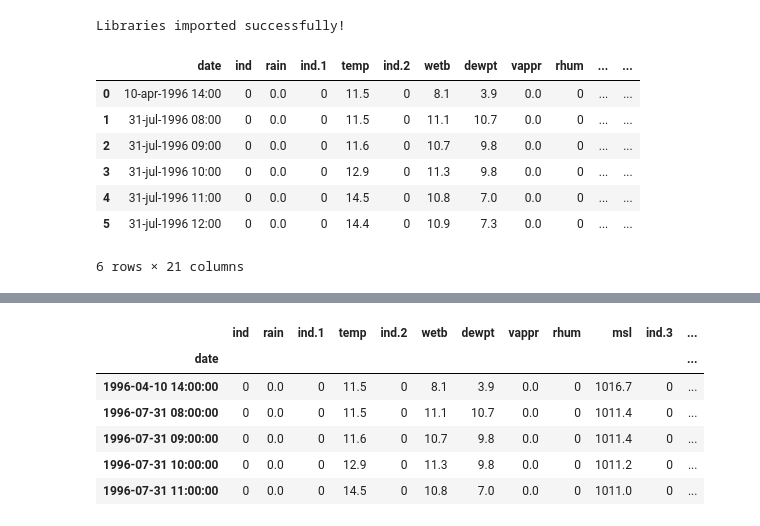
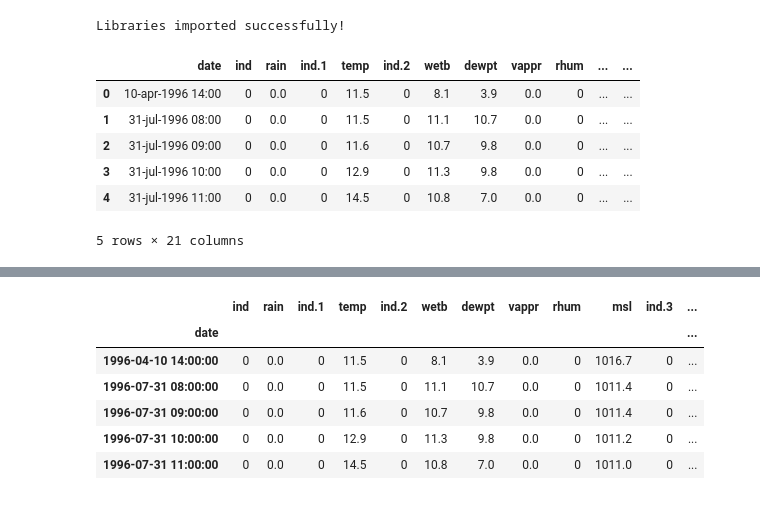
Before and after one commit to marianemcgrath/pfda, a Jupyter notebook: assignment/assignment06_weather.ipynb, the cells around one changed output, grey strips where cells are left out. Drawn from its saved outputs; the diff is of its cells as text; code cells hidden in the pictures.

```diff
--- a/assignment/assignment06_weather.ipynb
+++ b/assignment/assignment06_weather.ipynb
@@ -24,25 +24,24 @@ Libraries imported successfully!
 # %%
 # Define file path and name we will be looking at
 
 FILENAME = "knock_airport.csv"
 DATADIR = "data/"
 FULLPATH = DATADIR + FILENAME
 
 main_headers = ['DATE', 'TIME', 'TEMP', 'DEWP', 'SLP', 'STP', 'VISIB', 'WDSP', 'MXSPD', 'GUST', 'MAX', 'MIN', 'PRCP', 'SNDP', 'FRSHTT', 'NDR', 'CLDC', 'WNDDIR']
 
 # Read the CSV file into a Data Frame
 df = pd.read_csv(FULLPATH, skiprows=22,low_memory=False)
 
-display (df.head(6))
+display (df.head())
 # %% [output]
 |  | date | ind | rain | ind.1 | temp | ind.2 | wetb | dewpt | vappr | rhum | ... | ... |
 | 0 | 10-apr-1996 14:00 | 0 | 0.0 | 0 | 11.5 | 0 | 8.1 | 3.9 | 0.0 | 0 | ... | ... |
 | 1 | 31-jul-1996 08:00 | 0 | 0.0 | 0 | 11.5 | 0 | 11.1 | 10.7 | 0.0 | 0 | ... | ... |
 | 2 | 31-jul-1996 09:00 | 0 | 0.0 | 0 | 11.6 | 0 | 10.7 | 9.8 | 0.0 | 0 | ... | ... |
 | 3 | 31-jul-1996 10:00 | 0 | 0.0 | 0 | 12.9 | 0 | 11.3 | 9.8 | 0.0 | 0 | ... | ... |
 | 4 | 31-jul-1996 11:00 | 0 | 0.0 | 0 | 14.5 | 0 | 10.8 | 7.0 | 0.0 | 0 | ... | ... |
-| 5 | 31-jul-1996 12:00 | 0 | 0.0 | 0 | 14.4 | 0 | 10.9 | 7.3 | 0.0 | 0 | ... | ... |
-6 rows × 21 columns
+5 rows × 21 columns
 # %%
 # setting low_memory to false to stop guessing of column dtypes as this is memory intensive
 print(df.shape)
```
Also changed, not shown: parts of 23 cells of this notebook, 4 other files.
